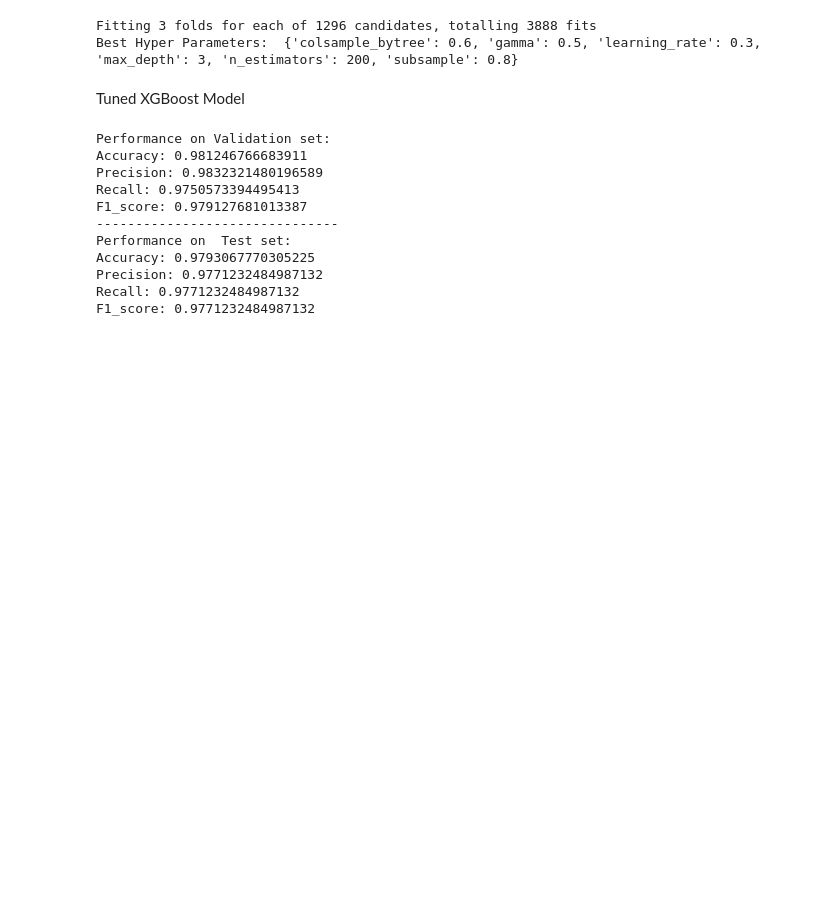
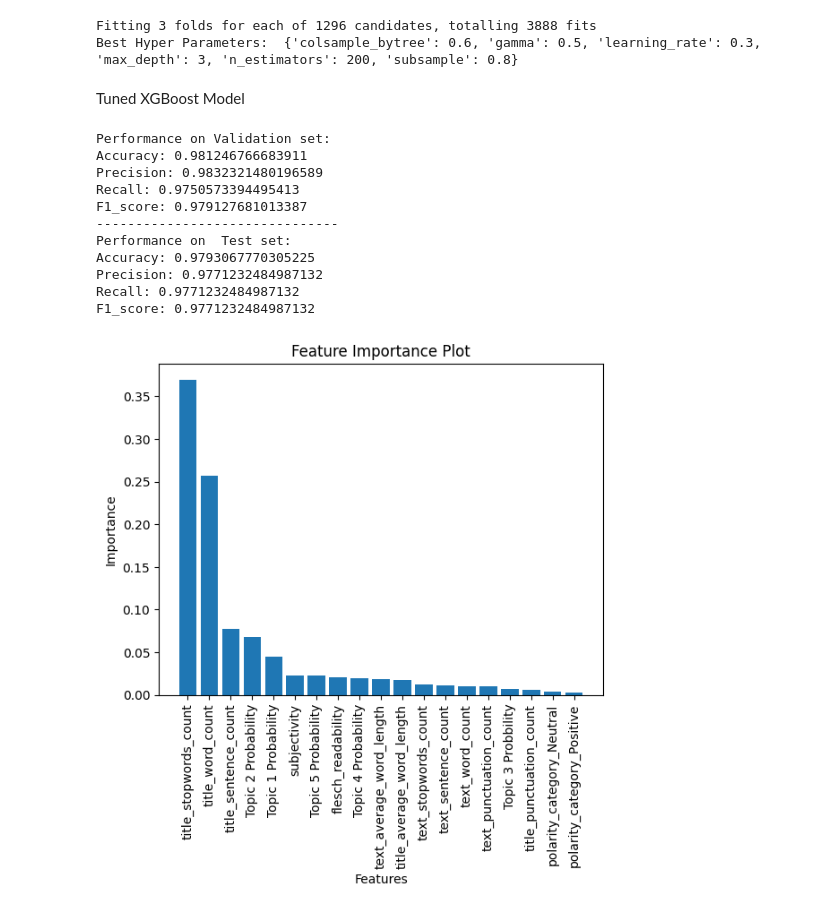
Before and after one commit to brandonyhr98/BT4222-Group-Project, a Jupyter notebook: Boosting.ipynb, the cells around one changed output. Cells and saved outputs as stored; diff of their text form; code cells hidden in the pictures; blank space fills up the shorter version.

Commit message:
added feature importance for XGboost

```diff
--- a/Boosting.ipynb
+++ b/Boosting.ipynb
@@ -233,3 +233,14 @@ Accuracy: 0.9793067770305225
 Precision: 0.9771232484987132
 Recall: 0.9771232484987132
 F1_score: 0.9771232484987132
+# %%
+importances = xg_reg.feature_importances_
+sort = np.argsort(importances)[::-1]
+
+# Plot the feature importances
+plt.bar(data.columns[sort], importances[sort])
+plt.ylabel('Importance')
+plt.title('Feature Importance Plot')
+plt.show()
+# %% [output]
+[figure, added]
```
